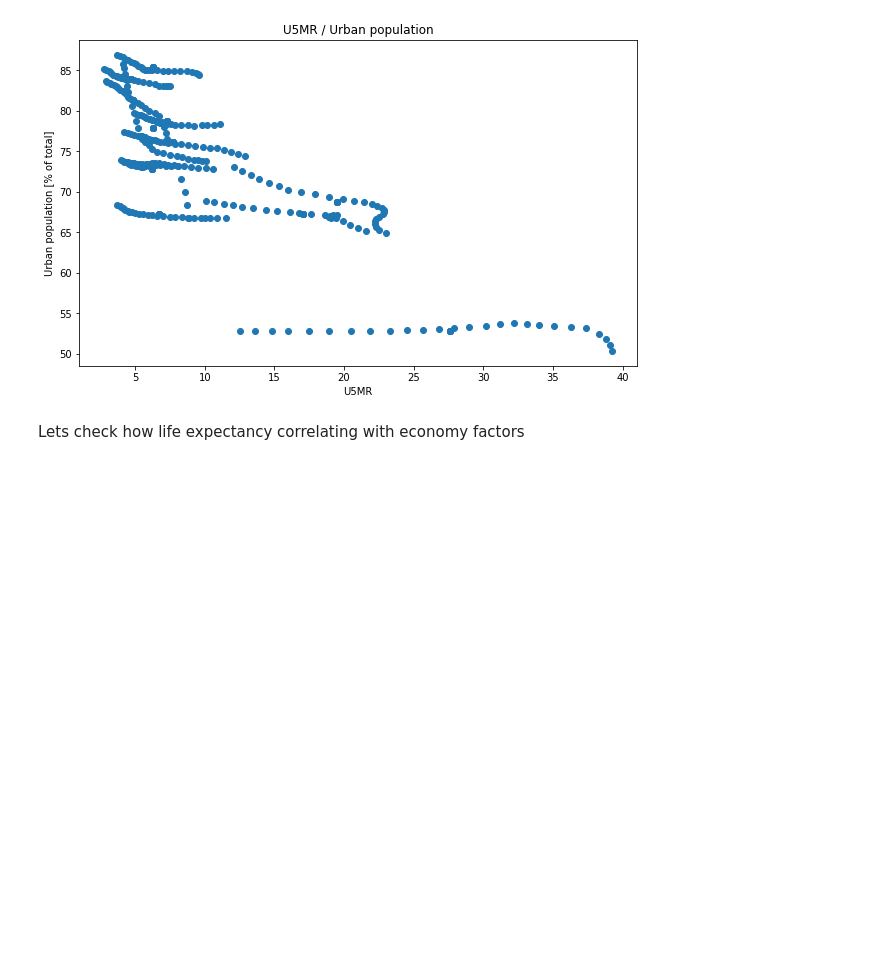
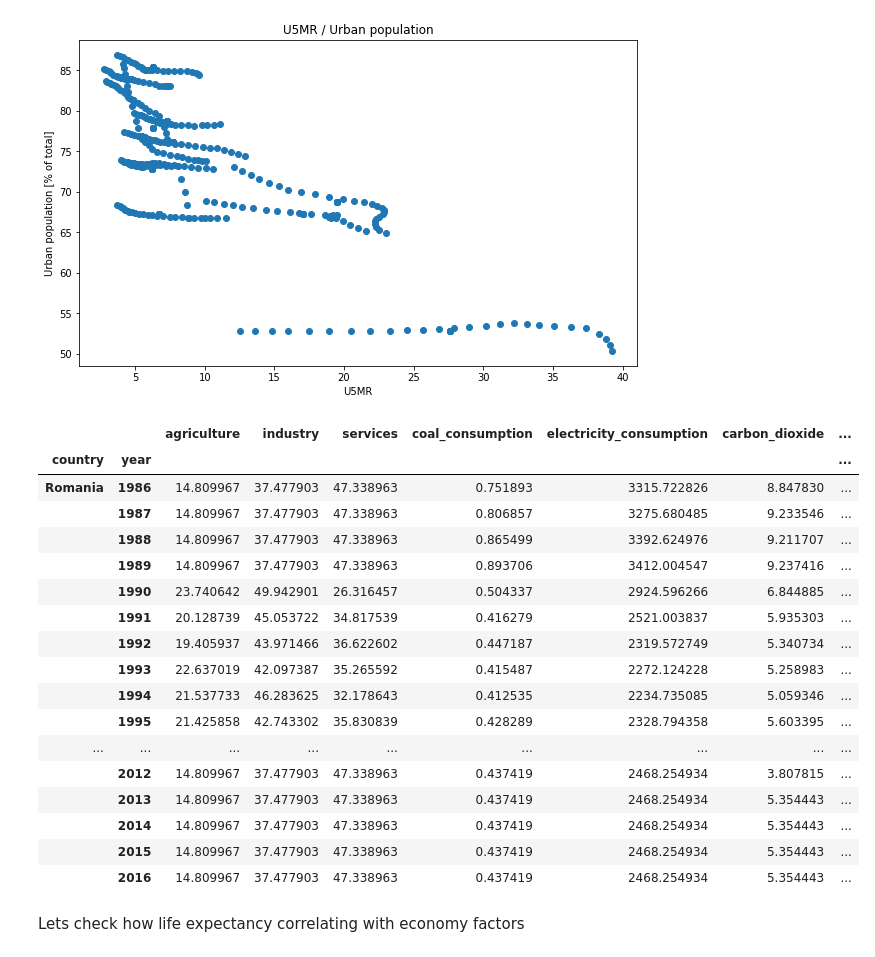
Before and after one commit to StanDimitroff/Data-Science, a Jupyter notebook: CourseProject/Health Exploration and Analytics.ipynb, the cells around one changed output. Drawn from its saved outputs; the diff is of its cells as text; code cells hidden in the pictures; blank space fills up the shorter version.

```diff
--- a/CourseProject/Health Exploration and Analytics.ipynb
+++ b/CourseProject/Health Exploration and Analytics.ipynb
@@ -508,6 +508,27 @@ show_scatter(filtered_economy_data.under_five_mortality_rate, filtered_economy_d
 # %% [output]
 [figure]
 [figure]
+# %%
+filtered_economy_data[filtered_economy_data.urban_percent < 58]
+# %% [output]
+|  |  | agriculture | industry | services | coal_consumption | electricity_consumption | carbon_dioxide | ... |
+| country | year |  |  |  |  |  |  | ... |
+| Romania | 1986 | 14.809967 | 37.477903 | 47.338963 | 0.751893 | 3315.722826 | 8.847830 | ... |
+|  | 1987 | 14.809967 | 37.477903 | 47.338963 | 0.806857 | 3275.680485 | 9.233546 | ... |
+|  | 1988 | 14.809967 | 37.477903 | 47.338963 | 0.865499 | 3392.624976 | 9.211707 | ... |
+|  | 1989 | 14.809967 | 37.477903 | 47.338963 | 0.893706 | 3412.004547 | 9.237416 | ... |
+|  | 1990 | 23.740642 | 49.942901 | 26.316457 | 0.504337 | 2924.596266 | 6.844885 | ... |
+|  | 1991 | 20.128739 | 45.053722 | 34.817539 | 0.416279 | 2521.003837 | 5.935303 | ... |
+|  | 1992 | 19.405937 | 43.971466 | 36.622602 | 0.447187 | 2319.572749 | 5.340734 | ... |
+|  | 1993 | 22.637019 | 42.097387 | 35.265592 | 0.415487 | 2272.124228 | 5.258983 | ... |
+|  | 1994 | 21.537733 | 46.283625 | 32.178643 | 0.412535 | 2234.735085 | 5.059346 | ... |
+|  | 1995 | 21.425858 | 42.743302 | 35.830839 | 0.428289 | 2328.794358 | 5.603395 | ... |
+| ... | ... | ... | ... | ... | ... | ... | ... | ... |
+|  | 2012 | 14.809967 | 37.477903 | 47.338963 | 0.437419 | 2468.254934 | 3.807815 | ... |
+|  | 2013 | 14.809967 | 37.477903 | 47.338963 | 0.437419 | 2468.254934 | 5.354443 | ... |
+|  | 2014 | 14.809967 | 37.477903 | 47.338963 | 0.437419 | 2468.254934 | 5.354443 | ... |
+|  | 2015 | 14.809967 | 37.477903 | 47.338963 | 0.437419 | 2468.254934 | 5.354443 | ... |
+|  | 2016 | 14.809967 | 37.477903 | 47.338963 | 0.437419 | 2468.254934 | 5.354443 | ... |
 # %% [markdown]
 Lets check how life expectancy correlating with economy factors
 # %%
```
Also changed, not shown: parts of 1 cell of this notebook, 1 other file.
